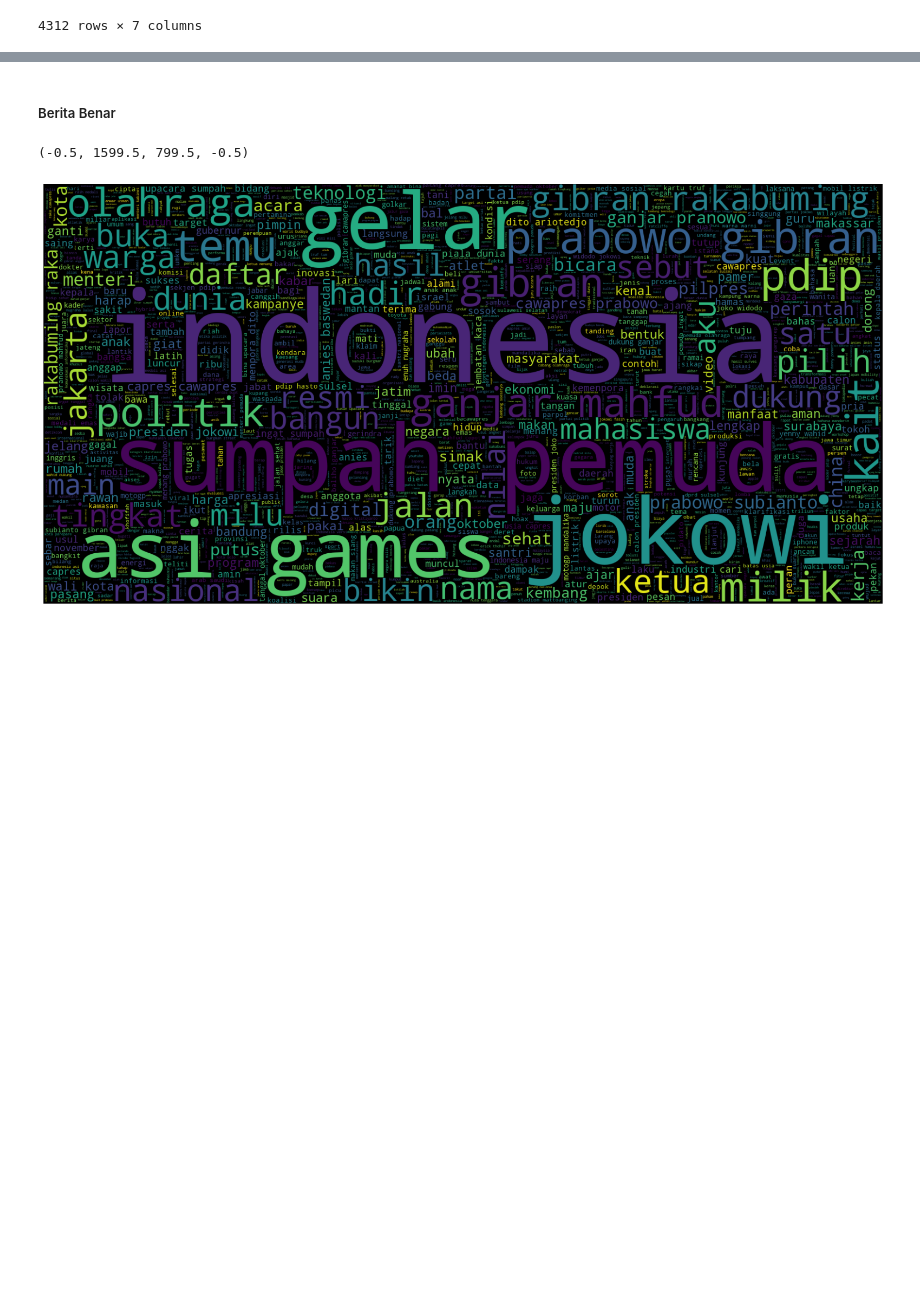
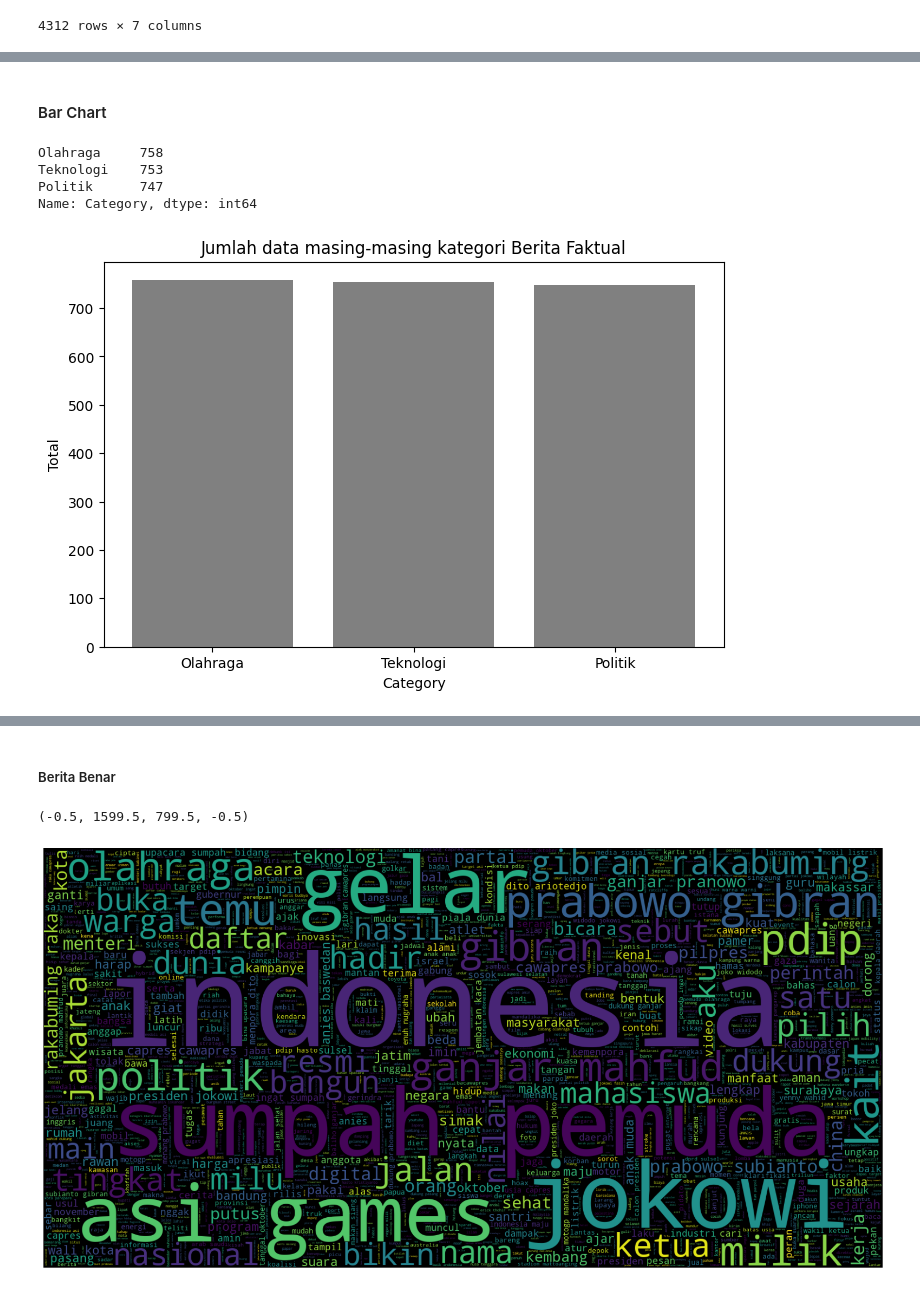
Before and after one commit to 6ill/NLP-Project-Fake-News-Indonesia, a Jupyter notebook: worksheet.ipynb, the cells around one changed output, grey strips where cells are left out. Cells and saved outputs as stored; diff of their text form; code cells hidden in the pictures; blank space fills up the shorter version.

```diff
--- a/worksheet.ipynb
+++ b/worksheet.ipynb
@@ -295,0 +229,39 @@ cleaned_df
+# %% [markdown]
+#### Bar Chart
+# %%
+def display_histogram(dataframe, categorical_column, title=None):
+    ### Tabel Frekuensi
+    category_series = dataframe[categorical_column]
+
+    # Convert to freq table
+    freq_table = category_series.value_counts()
+    display(freq_table)
+
+    ### Bar Chart
+    # Membangun list nilai x dan y untuk digambar di bar chart
+    x = freq_table.index.to_list()
+    y = freq_table.to_list()
+
+    # mendefinisikan kanvas untuk menggambar diagram
+    fig = plt.figure(figsize =(8, 5))
+
+    # perintah untuk menggambar diagram di kanvas
+    plt.bar(x, y, color='grey')
+
+    # perintah untuk memberi label sumbu x dan y
+    plt.xlabel("Category")
+    plt.ylabel("Total")
+
+    # perintah untuk memberi judul diagram
+    plt.title(f"Jumlah data masing-masing kategori {title}")
+
+    # perintah untuk menampilkan gambar di kanvas
+    plt.show()
+# %%
+display_histogram(cleaned_df[cleaned_df['Is_Fake'] == 0], "Category", "Berita Faktual")
+# %% [output]
+Olahraga     758
+Teknologi    753
+Politik      747
+Name: Category, dtype: int64
+[figure, added]
```
Also changed, not shown: parts of 10 cells of this notebook.
